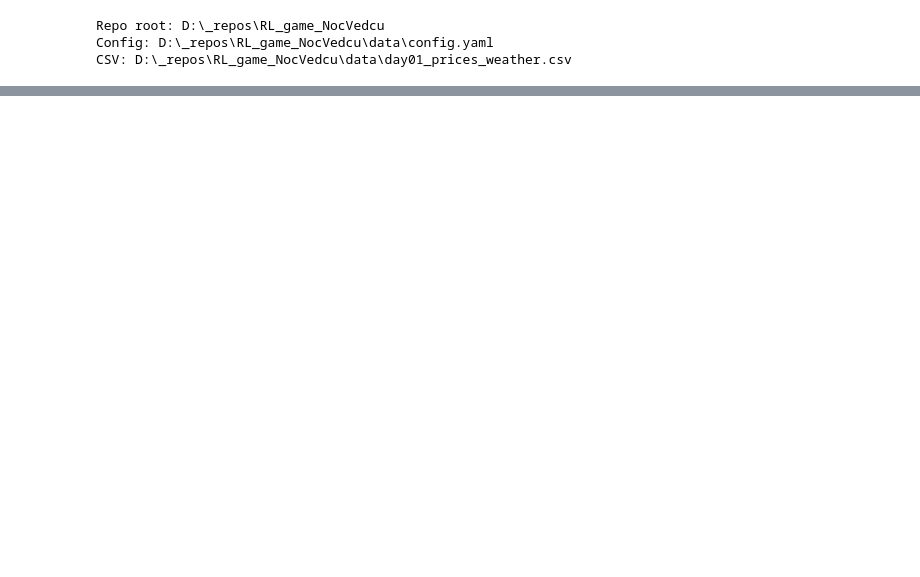
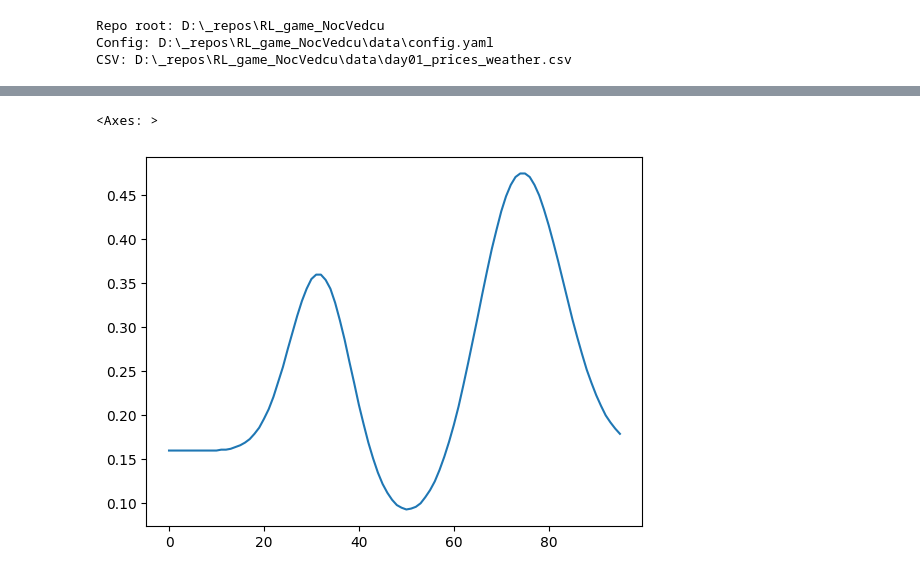
Before and after one commit to agemanzi/RL_game_NocVedcu, a Jupyter notebook: src/simulation.ipynb, the cells around one changed output, grey strips where cells are left out. Drawn from its saved outputs; the diff is of its cells as text; code cells hidden in the pictures; blank space fills up the shorter version.

```diff
--- a/src/simulation.ipynb
+++ b/src/simulation.ipynb
@@ -26,0 +37,5 @@ ModuleNotFoundError: No module named 'thermal_toy.simulation'
+# %%
+df["price_eur_per_kwh"].plot()
+# %% [output]
+<Axes: >
+[figure, added]
```
Also changed, not shown: parts of 3 cells of this notebook, 20 other files.
